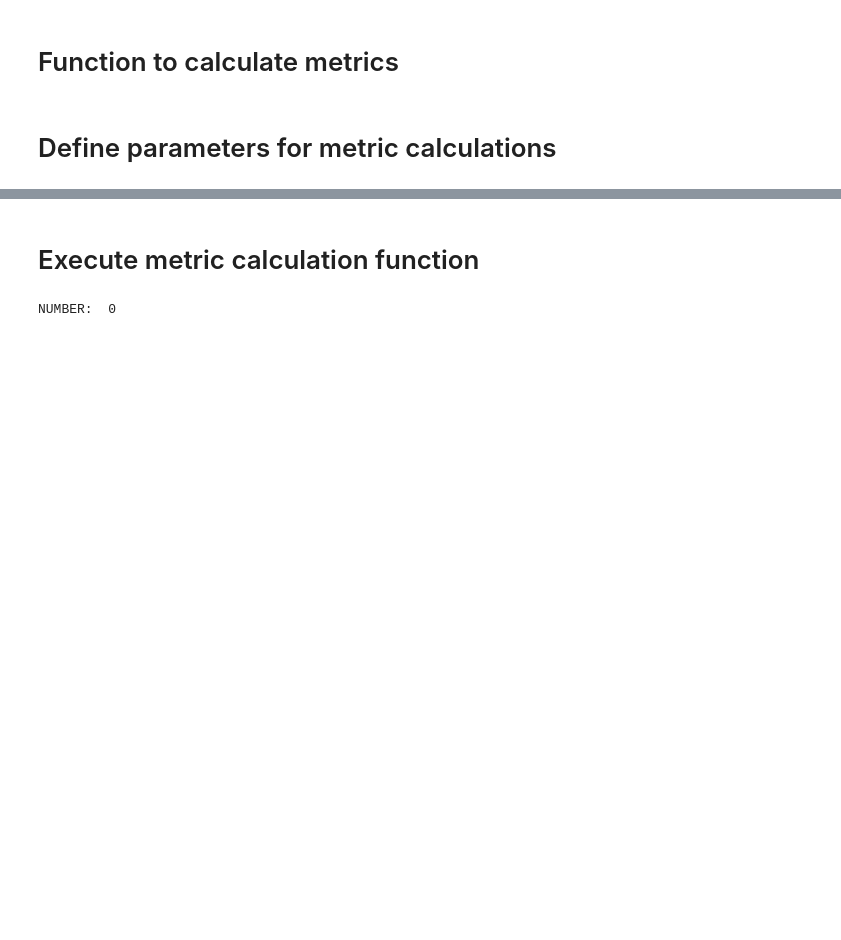
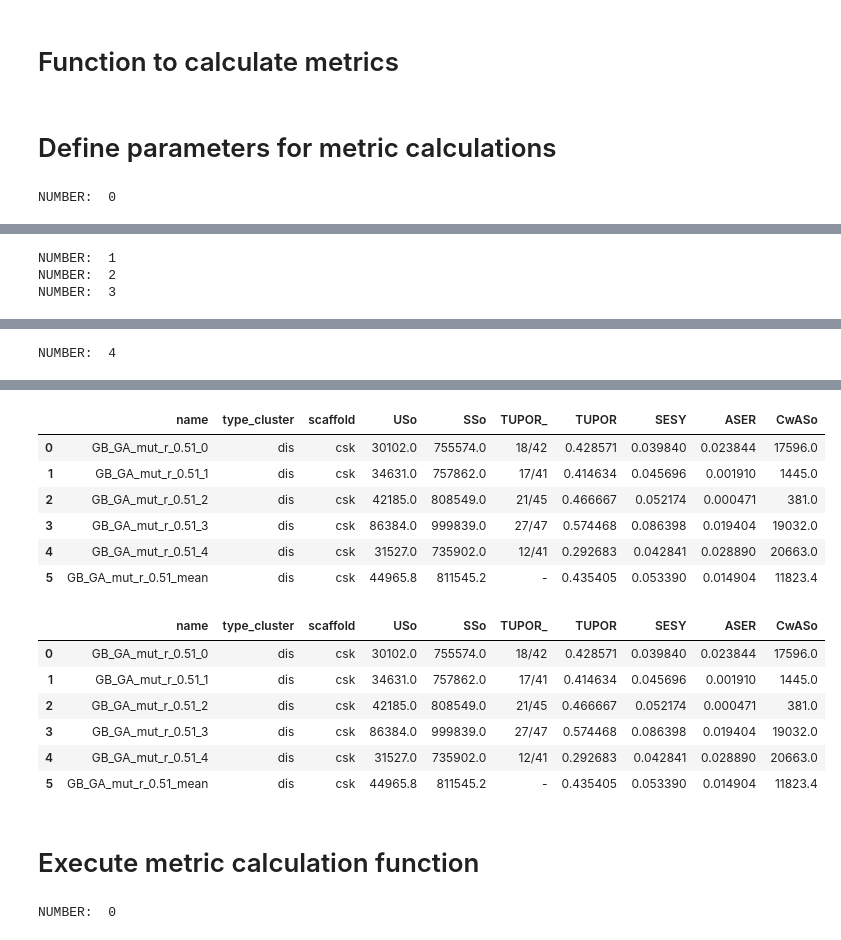
Before and after one commit to filvaleriia/scaffold-based-metrics, a Jupyter notebook: calculate_the_metrics.ipynb, the cells around one changed output, grey strips where cells are left out. Saved outputs shown, nothing was run; the diff lists cells and outputs as text; code cells hidden in the pictures; blank space fills up the shorter version.

```diff
--- a/calculate_the_metrics.ipynb
+++ b/calculate_the_metrics.ipynb
@@ -54,6 +54,9 @@ def calculate_metrics(type_cluster, type_scaffold,generator, receptor, save=True
 # %%
 type_cluster = 'dis' #options: 'dis'|'sim'
 type_scaffold = 'csk' #options: 'csk'|'murcko'
-generator = 'Molpher' #options: 'Molpher'|'DrugEx'|'REINVENT'|'addcarbon'
-receptor = 'Glucocorticoid_receptor' #options: 'Glucocorticoid_receptor'|'Leukocyte_elastase'
-save_options = False
+generator = 'GB_GA_mut_r_0.51' #options: 'Molpher'|'DrugEx'|'REINVENT'|'addcarbon'
+receptor = 'Leukocyte_elastase' #options: 'Glucocorticoid_receptor'|'Leukocyte_elastase'
+save_options = True
+calculate_metrics(type_cluster,type_scaffold,generator,receptor,save_options, ncpus = 10)
+# %% [output]
+NUMBER:  0
@@ -59,0 +64,3 @@ save_options = False
+NUMBER:  1
+NUMBER:  2
+NUMBER:  3
@@ -59,0 +69 @@ save_options = False
+NUMBER:  4
@@ -60,3 +71,17 @@ save_options = False
+|  | name | type_cluster | scaffold | USo | SSo | TUPOR_ | TUPOR | SESY | ASER | CwASo |
+| 0 | GB_GA_mut_r_0.51_0 | dis | csk | 30102.0 | 755574.0 | 18/42 | 0.428571 | 0.039840 | 0.023844 | 17596.0 |
+| 1 | GB_GA_mut_r_0.51_1 | dis | csk | 34631.0 | 757862.0 | 17/41 | 0.414634 | 0.045696 | 0.001910 | 1445.0 |
+| 2 | GB_GA_mut_r_0.51_2 | dis | csk | 42185.0 | 808549.0 | 21/45 | 0.466667 | 0.052174 | 0.000471 | 381.0 |
+| 3 | GB_GA_mut_r_0.51_3 | dis | csk | 86384.0 | 999839.0 | 27/47 | 0.574468 | 0.086398 | 0.019404 | 19032.0 |
+| 4 | GB_GA_mut_r_0.51_4 | dis | csk | 31527.0 | 735902.0 | 12/41 | 0.292683 | 0.042841 | 0.028890 | 20663.0 |
+| 5 | GB_GA_mut_r_0.51_mean | dis | csk | 44965.8 | 811545.2 | - | 0.435405 | 0.053390 | 0.014904 | 11823.4 |
+|  | name | type_cluster | scaffold | USo | SSo | TUPOR_ | TUPOR | SESY | ASER | CwASo |
+| 0 | GB_GA_mut_r_0.51_0 | dis | csk | 30102.0 | 755574.0 | 18/42 | 0.428571 | 0.039840 | 0.023844 | 17596.0 |
+| 1 | GB_GA_mut_r_0.51_1 | dis | csk | 34631.0 | 757862.0 | 17/41 | 0.414634 | 0.045696 | 0.001910 | 1445.0 |
+| 2 | GB_GA_mut_r_0.51_2 | dis | csk | 42185.0 | 808549.0 | 21/45 | 0.466667 | 0.052174 | 0.000471 | 381.0 |
+| 3 | GB_GA_mut_r_0.51_3 | dis | csk | 86384.0 | 999839.0 | 27/47 | 0.574468 | 0.086398 | 0.019404 | 19032.0 |
+| 4 | GB_GA_mut_r_0.51_4 | dis | csk | 31527.0 | 735902.0 | 12/41 | 0.292683 | 0.042841 | 0.028890 | 20663.0 |
+| 5 | GB_GA_mut_r_0.51_mean | dis | csk | 44965.8 | 811545.2 | - | 0.435405 | 0.053390 | 0.014904 | 11823.4 |
 # %% [markdown]
 # Execute metric calculation function
 # %%
```
Also changed, not shown: parts of 1 cell of this notebook, 1 other file.
